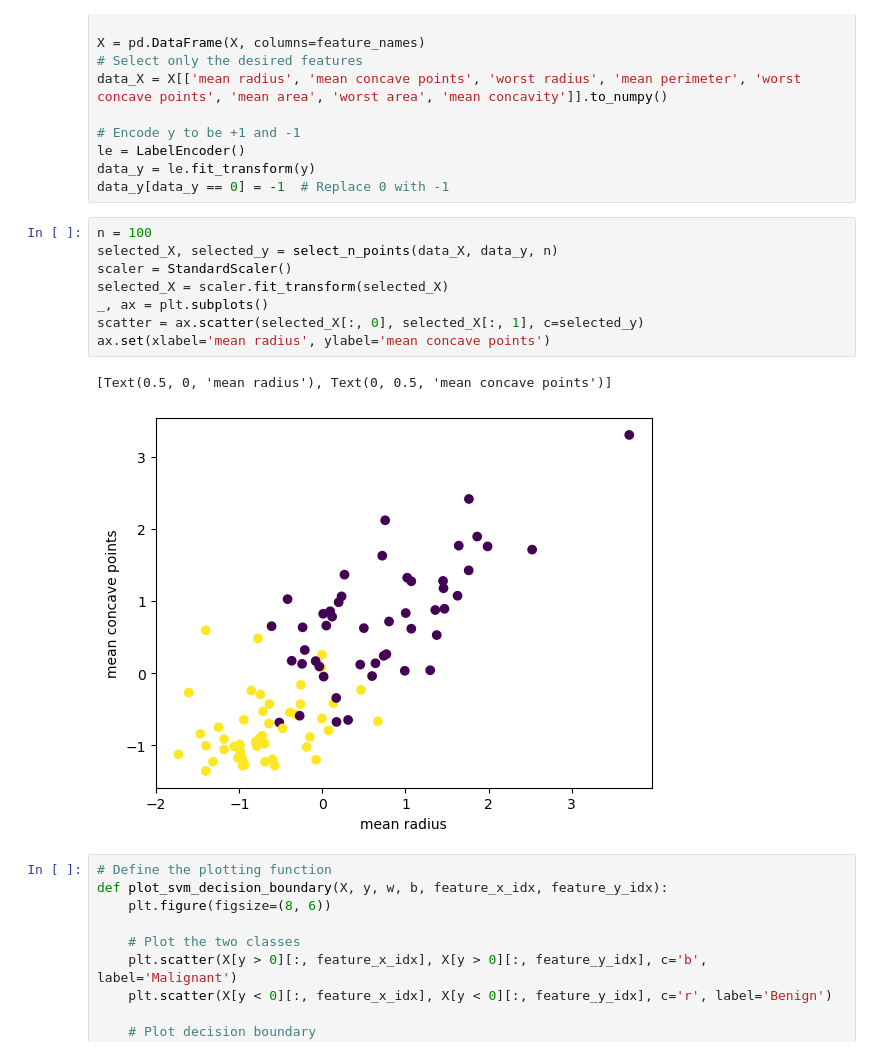
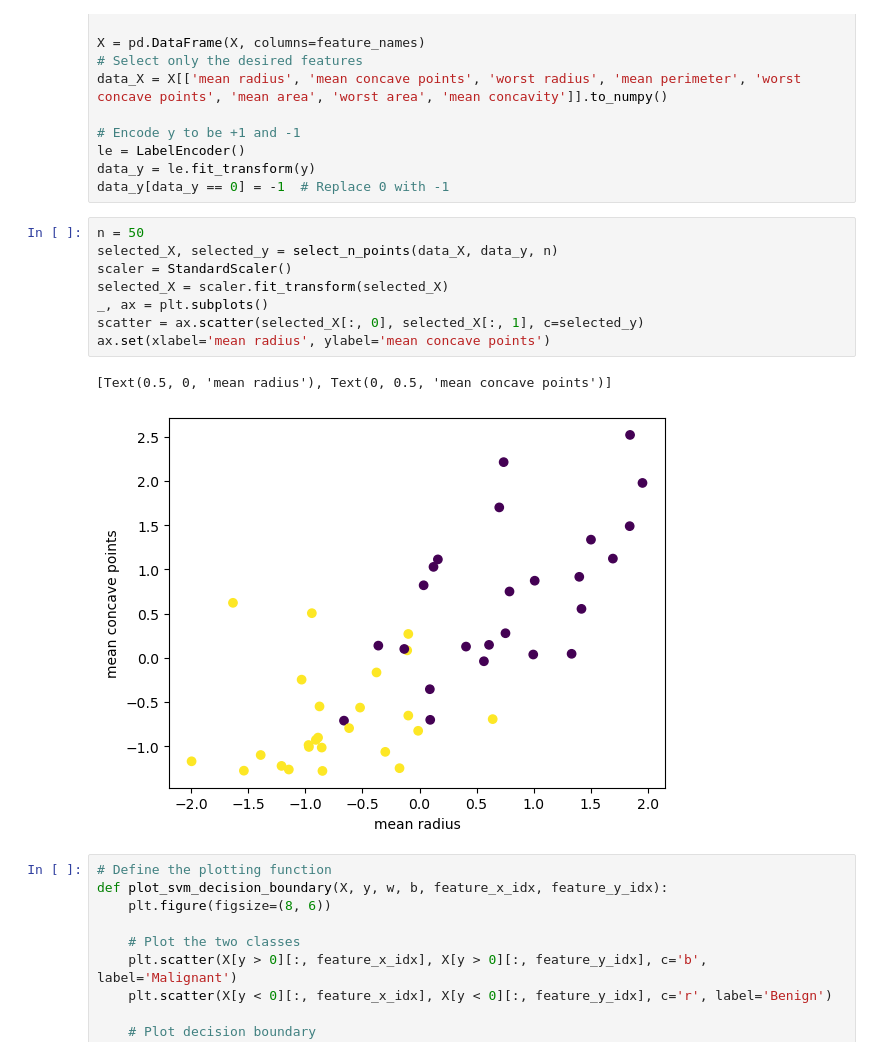
Before and after one commit to vedovati-matteo/master-thesis, a Jupyter notebook: code/run_redo/2_exec/executed_notebooks/soft_8_100.ipynb, the cells around one changed output. Cells and saved outputs as stored; diff of their text form.

```diff
--- a/code/run_redo/2_exec/executed_notebooks/soft_8_100.ipynb
+++ b/code/run_redo/2_exec/executed_notebooks/soft_8_100.ipynb
@@ -81,16 +81,16 @@ le = LabelEncoder()
 data_y = le.fit_transform(y)
 data_y[data_y == 0] = -1  # Replace 0 with -1
 # %%
-n = 100
+n = 50
 selected_X, selected_y = select_n_points(data_X, data_y, n)
 scaler = StandardScaler()
 selected_X = scaler.fit_transform(selected_X)
 _, ax = plt.subplots()
 scatter = ax.scatter(selected_X[:, 0], selected_X[:, 1], c=selected_y)
 ax.set(xlabel='mean radius', ylabel='mean concave points')
 # %% [output]
 [Text(0.5, 0, 'mean radius'), Text(0, 0.5, 'mean concave points')]
-[figure, old version]
+[figure, new version]
 # %%
 # Define the plotting function
 def plot_svm_decision_boundary(X, y, w, b, feature_x_idx, feature_y_idx):
```
Also changed, not shown: parts of 2 cells of this notebook, 27 other files.
